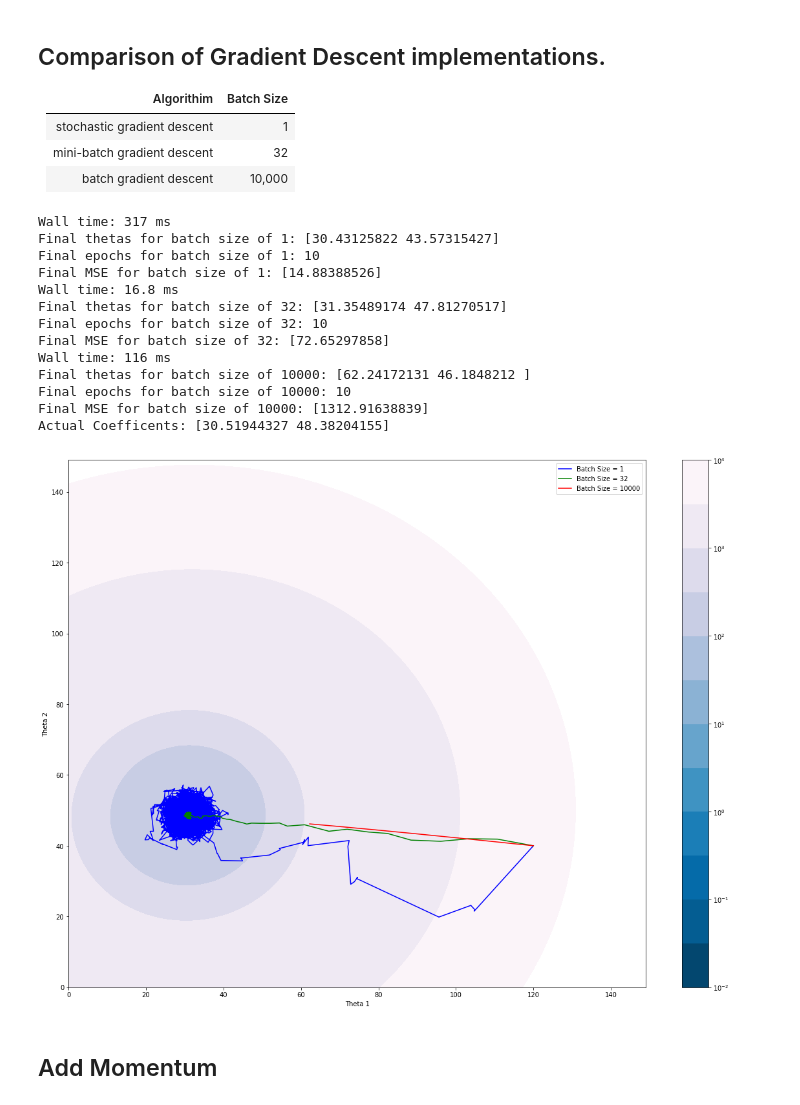
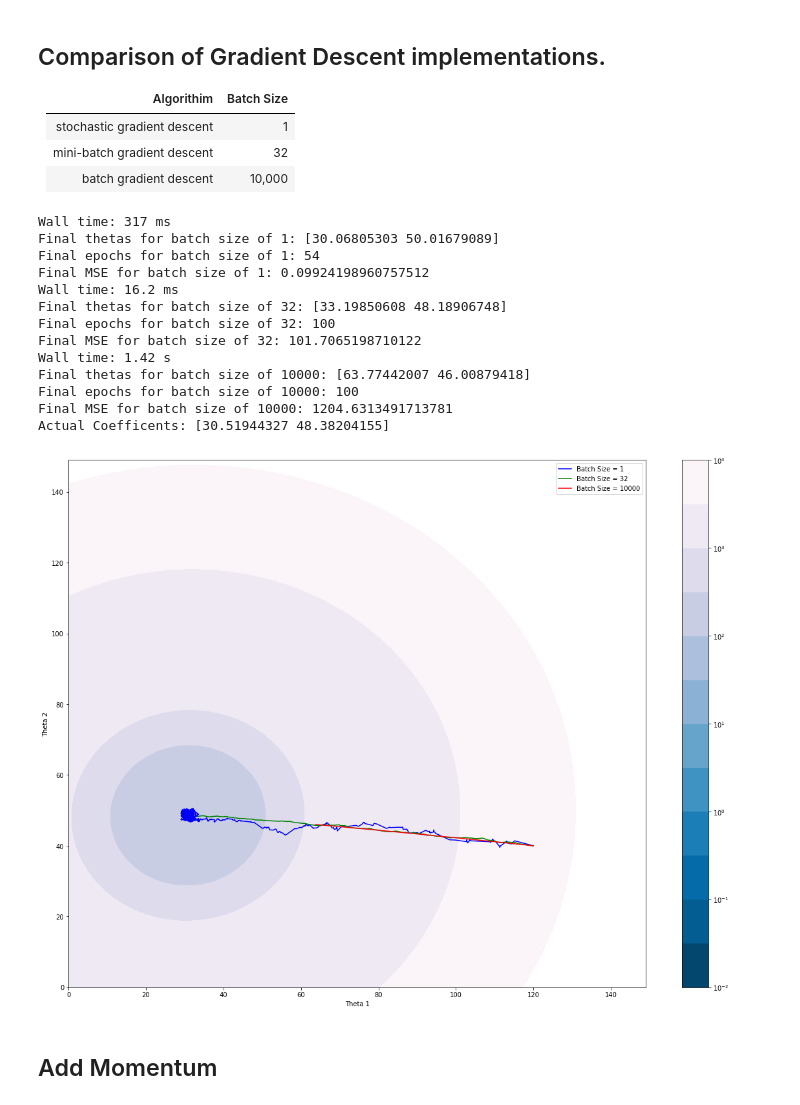
Before and after one commit to robahall/GradDesc, a Jupyter notebook: notebooks/1.0_rah_Gradient_Descent_Algorithims.ipynb, the cells around one changed output. Drawn from its saved outputs; the diff is of its cells as text; code cells hidden in the pictures.

```diff
--- a/notebooks/1.0_rah_Gradient_Descent_Algorithims.ipynb
+++ b/notebooks/1.0_rah_Gradient_Descent_Algorithims.ipynb
@@ -118,48 +118,48 @@ z = np.average((np.dot(features, np.array([xx, yy])) - target) ** 2)
 levels = [0.01, 0.05, 0.1, 0.5, 1, 5, 10, 50, 100, 500, 1000, 5000, 10000]
 
 fig, ax = plt.subplots(figsize=(20, 15))
 cs = ax.contourf(x,y,z, levels, locator=ticker.LogLocator(), cmap=cm.PuBu_r)
 
 
-learning = 0.1 #[0.01, 0.1, 0.5]
+learning = 0.01 #[0.01, 0.1, 0.5]
 colors = ['b', 'g', 'r']
 random_start = [np.array([120, 40.]) for i in range(3)]
-epochs = 10
+epochs = 100
 batch_size = [1, 32, 10000]
 count = 0
 
 for c, rs, bs in zip(colors, random_start, batch_size):
     theta = rs
     %time thetas, results, end_epoch = gda.minibatch_gradient_descent(features, target, theta, learning, epochs, bs)
     #thetas, MSE = stochastic_gradient_descent(features, target, theta, lr, epochs)
     ax.plot(thetas[:,0],thetas[:,1], c, label='Batch Size = {}'.format(bs))
     ax.legend()
     print("Final thetas for batch size of {}: {}".format(bs, thetas[-1]))
     print("Final epochs for batch size of {}: {}".format(bs, end_epoch))
-    print("Final MSE for batch size of {}: {}".format(bs, results[-1:,1]))
+    print("Final MSE for batch size of {}: {}".format(bs, results[-1:,1][0]))
     count += 1
     if count == len(batch_size):
         print("Actual Coefficents: {}".format(coef))
 
 cbar = fig.colorbar(cs)
 plt.xlabel('Theta 1')
 plt.ylabel('Theta 2')
 plt.show()
 # %% [output]
 Wall time: 317 ms
-Final thetas for batch size of 1: [30.43125822 43.57315427]
-Final epochs for batch size of 1: 10
-Final MSE for batch size of 1: [14.88388526]
-Wall time: 16.8 ms
-Final thetas for batch size of 32: [31.35489174 47.81270517]
-Final epochs for batch size of 32: 10
-Final MSE for batch size of 32: [72.65297858]
-Wall time: 116 ms
-Final thetas for batch size of 10000: [62.24172131 46.1848212 ]
-Final epochs for batch size of 10000: 10
-Final MSE for batch size of 10000: [1312.91638839]
+Final thetas for batch size of 1: [30.06805303 50.01679089]
+Final epochs for batch size of 1: 54
+Final MSE for batch size of 1: 0.09924198960757512
+Wall time: 16.2 ms
+Final thetas for batch size of 32: [33.19850608 48.18906748]
+Final epochs for batch size of 32: 100
+Final MSE for batch size of 32: 101.7065198710122
+Wall time: 1.42 s
+Final thetas for batch size of 10000: [63.77442007 46.00879418]
+Final epochs for batch size of 10000: 100
+Final MSE for batch size of 10000: 1204.6313491713781
 Actual Coefficents: [30.51944327 48.38204155]
-[figure, old version]
+[figure, new version]
 # %% [markdown]
 ## Add Momentum
 # %%
```
